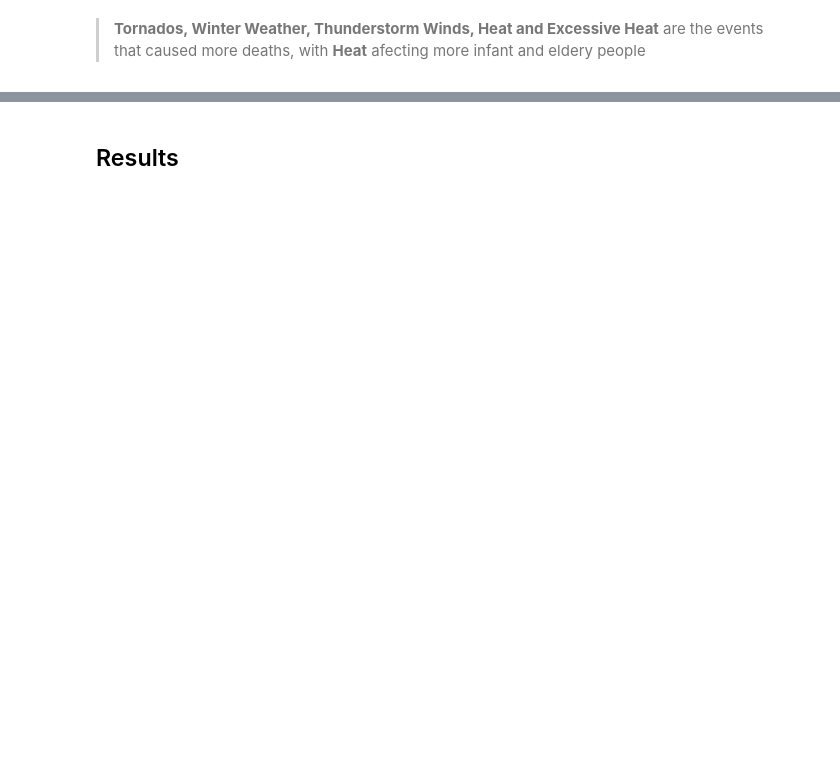
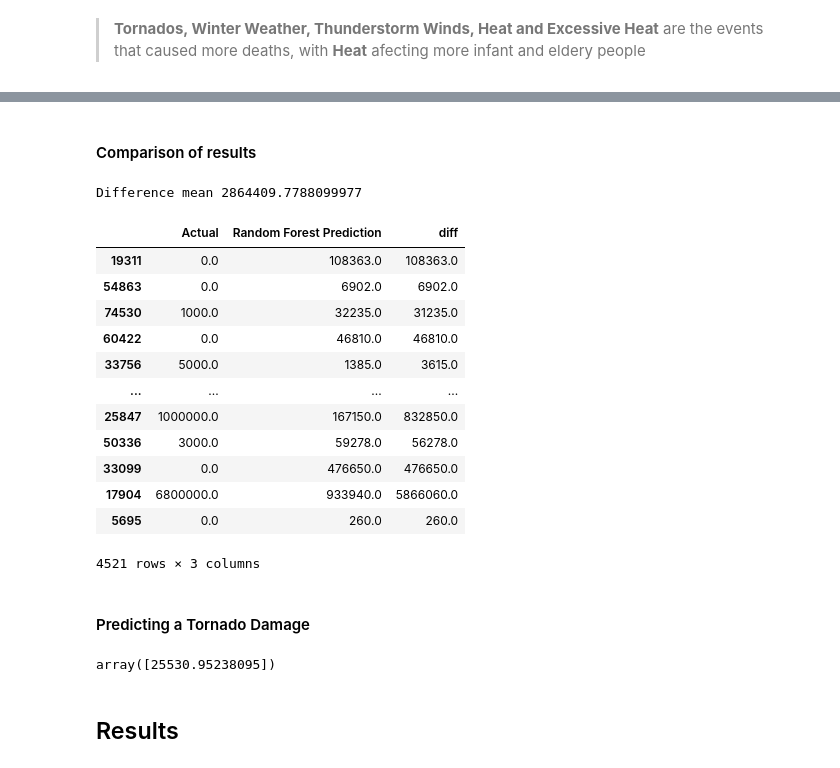
Before and after one commit to thiago-preira/UCDPA_ThiagoPereira, a Jupyter notebook: main.ipynb, the cells around one changed output, grey strips where cells are left out. Drawn from its saved outputs; the diff is of its cells as text; code cells hidden in the pictures; blank space fills up the shorter version.

```diff
--- a/main.ipynb
+++ b/main.ipynb
@@ -389,2 +497,36 @@ Using ML will predict how much damage an specific event would cause.
+# %% [markdown]
+#### Comparison of results
+# %%
+# Comparison
+comparison = {"Actual":round(y_test), "Random Forest Prediction":rf_pred}
+comparison_df = pd.DataFrame(comparison)
+comparison_df["Random Forest Prediction"] = round(comparison_df["Random Forest Prediction"])
+comparison_df["diff"] = round(abs(comparison_df["Actual"] - comparison_df["Random Forest Prediction"]))
+print("Difference mean {}".format(comparison_df['diff'].mean()))
+comparison_df
+# %% [output]
+Difference mean 2864409.7788099977
+|  | Actual | Random Forest Prediction | diff |
+| 19311 | 0.0 | 108363.0 | 108363.0 |
+| 54863 | 0.0 | 6902.0 | 6902.0 |
+| 74530 | 1000.0 | 32235.0 | 31235.0 |
+| 60422 | 0.0 | 46810.0 | 46810.0 |
+| 33756 | 5000.0 | 1385.0 | 3615.0 |
+| ... | ... | ... | ... |
+| 25847 | 1000000.0 | 167150.0 | 832850.0 |
+| 50336 | 3000.0 | 59278.0 | 56278.0 |
+| 33099 | 0.0 | 476650.0 | 476650.0 |
+| 17904 | 6800000.0 | 933940.0 | 5866060.0 |
+| 5695 | 0.0 | 260.0 | 260.0 |
+4521 rows × 3 columns
+# %% [markdown]
+#### Predicting a Tornado Damage
+# %%
+new_tornado_dict = {"TOR_WIDTH":[1],"TOR_LENGTH":[1],"SCALE_EF0":[1],"SCALE_EF1":[0],"SCALE_EF2":[0],"SCALE_EF3":[0],"SCALE_EF4":[0],"SCALE_EF5":[0],"SCALE_EFU":[0]}
+new_tornado_df = pd.DataFrame(new_tornado_dict)
+tornado_damage_pred = rf_model.predict(new_tornado_df)
+tornado_damage_pred
+# %% [output]
+array([25530.95238095])
 # %% [markdown]
 ## Results
```
Also changed, not shown: parts of 21 cells of this notebook, 5 other files.
